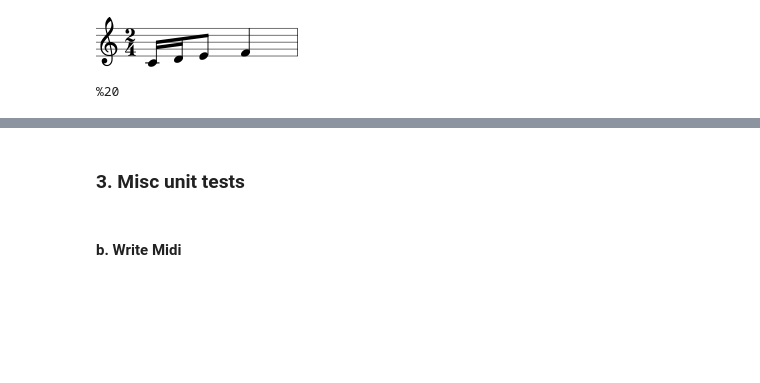
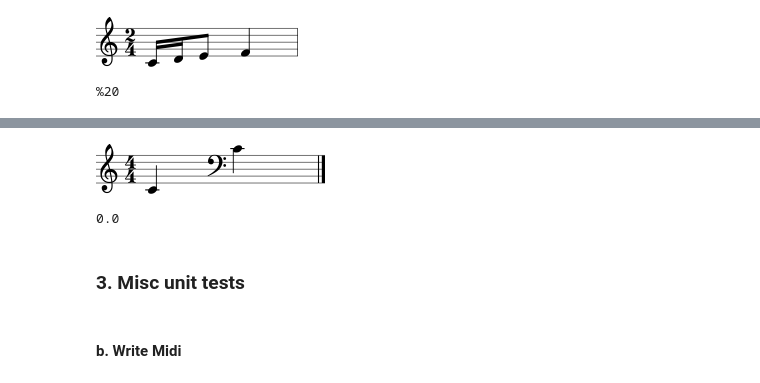
Before and after one commit to MickyDowns/deep-keras-music-net, a Jupyter notebook: music_study_aid.ipynb, the cells around one changed output, grey strips where cells are left out. Drawn from its saved outputs; the diff is of its cells as text; code cells hidden in the pictures; blank space fills up the shorter version.

```diff
--- a/music_study_aid.ipynb
+++ b/music_study_aid.ipynb
@@ -4563,3 +4580,22 @@ a.beams
+# %%
+p = m21.stream.Part()
+tc = m21.clef.TrebleClef()
+n1 = m21.note.Note("c4")
+bc = m21.clef.BassClef()
+n2 = m21.note.Note("C4")
+
+p.append(tc)
+p.append(n1)
+p.append(bc)
+p.append(n2)
+
+p.show()
+# %% [output]
+[figure, added]
+# %%
+p[0].duration.quarterLength
+# %% [output]
+0.0
 # %% [markdown]
 ### 3. Misc unit tests
 # %%
```
Also changed, not shown: parts of 4 cells of this notebook.
